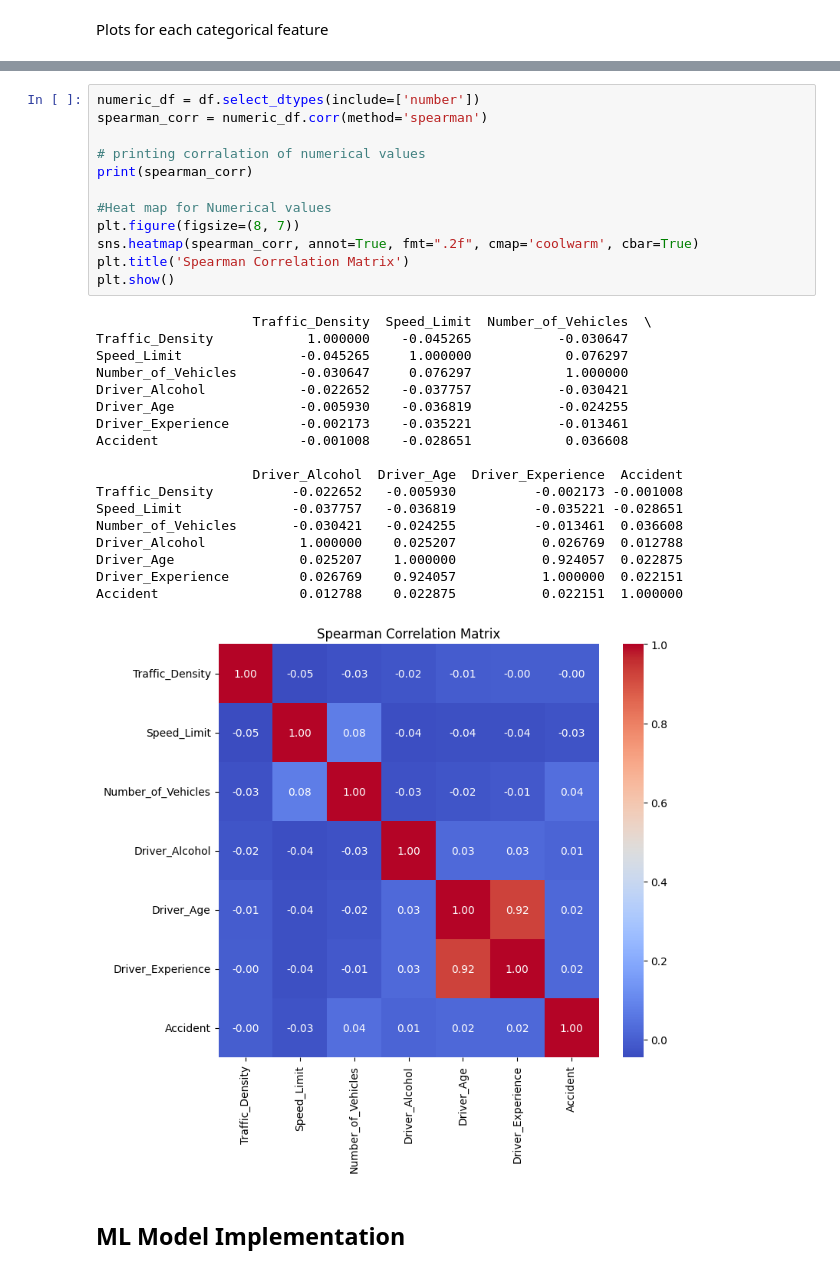
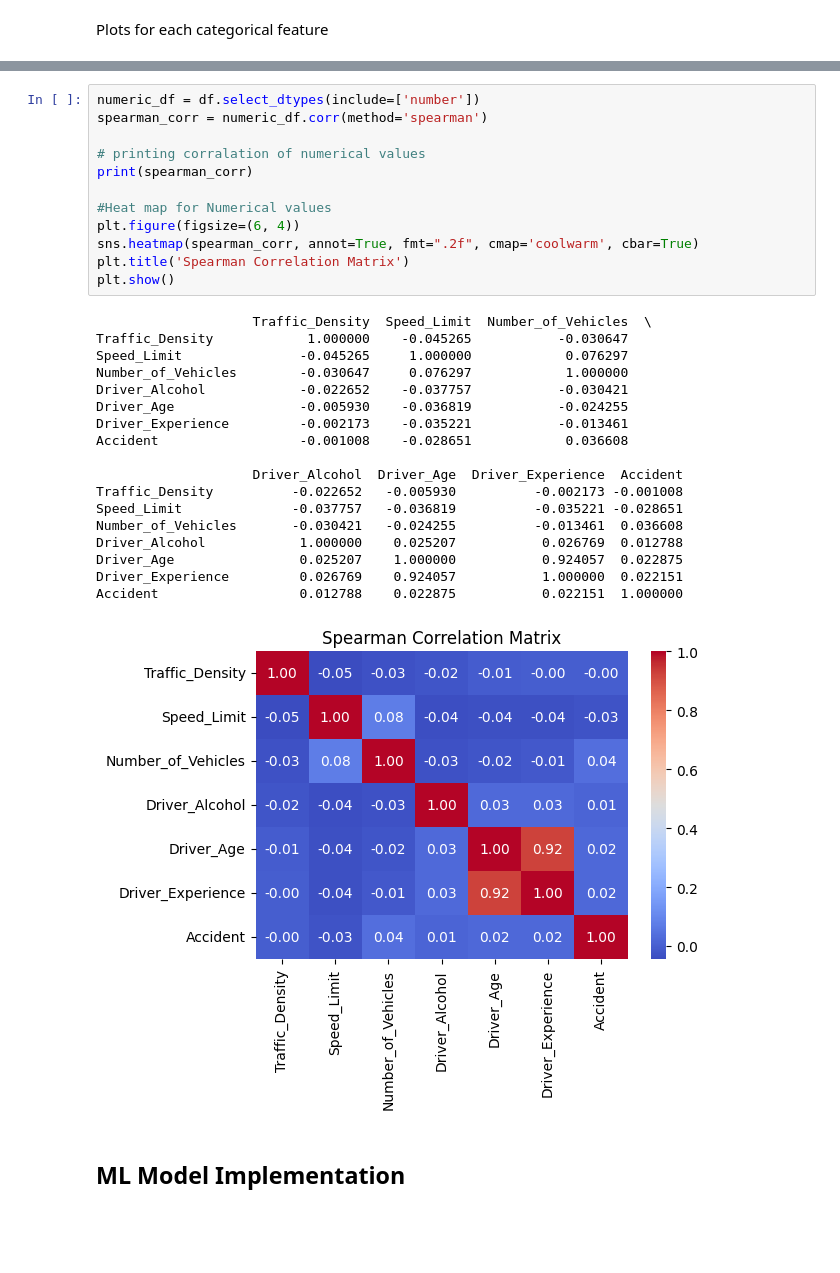
Before and after one commit to Thavisha72/Business-Intelligence-Group-Project, a Jupyter notebook: Business_Intelligence_Group_Project.ipynb, the cells around one changed output, grey strips where cells are left out. Cells and saved outputs as stored; diff of their text form; blank space fills up the shorter version.

```diff
--- a/Business_Intelligence_Group_Project.ipynb
+++ b/Business_Intelligence_Group_Project.ipynb
@@ -286,34 +277,34 @@ plt.show()
 # %%
 numeric_df = df.select_dtypes(include=['number'])
 spearman_corr = numeric_df.corr(method='spearman')
 
 # printing corralation of numerical values
 print(spearman_corr)
 
 #Heat map for Numerical values
-plt.figure(figsize=(8, 7))
+plt.figure(figsize=(6, 4))
 sns.heatmap(spearman_corr, annot=True, fmt=".2f", cmap='coolwarm', cbar=True)
 plt.title('Spearman Correlation Matrix')
 plt.show()
 # %% [output]
                     Traffic_Density  Speed_Limit  Number_of_Vehicles  \
 Traffic_Density            1.000000    -0.045265           -0.030647
 Speed_Limit               -0.045265     1.000000            0.076297
 Number_of_Vehicles        -0.030647     0.076297            1.000000
 Driver_Alcohol            -0.022652    -0.037757           -0.030421
 Driver_Age                -0.005930    -0.036819           -0.024255
 Driver_Experience         -0.002173    -0.035221           -0.013461
 Accident                  -0.001008    -0.028651            0.036608
 
                     Driver_Alcohol  Driver_Age  Driver_Experience  Accident
 Traffic_Density          -0.022652   -0.005930          -0.002173 -0.001008
 Speed_Limit              -0.037757   -0.036819          -0.035221 -0.028651
 Number_of_Vehicles       -0.030421   -0.024255          -0.013461  0.036608
 Driver_Alcohol            1.000000    0.025207           0.026769  0.012788
 Driver_Age                0.025207    1.000000           0.924057  0.022875
 Driver_Experience         0.026769    0.924057           1.000000  0.022151
 Accident                  0.012788    0.022875           0.022151  1.000000
-[figure, old version]
+[figure, new version]
 # %% [markdown]
 ## ML Model Implementation
 # %% [markdown]
```
Also changed, not shown: parts of 10 cells of this notebook.
